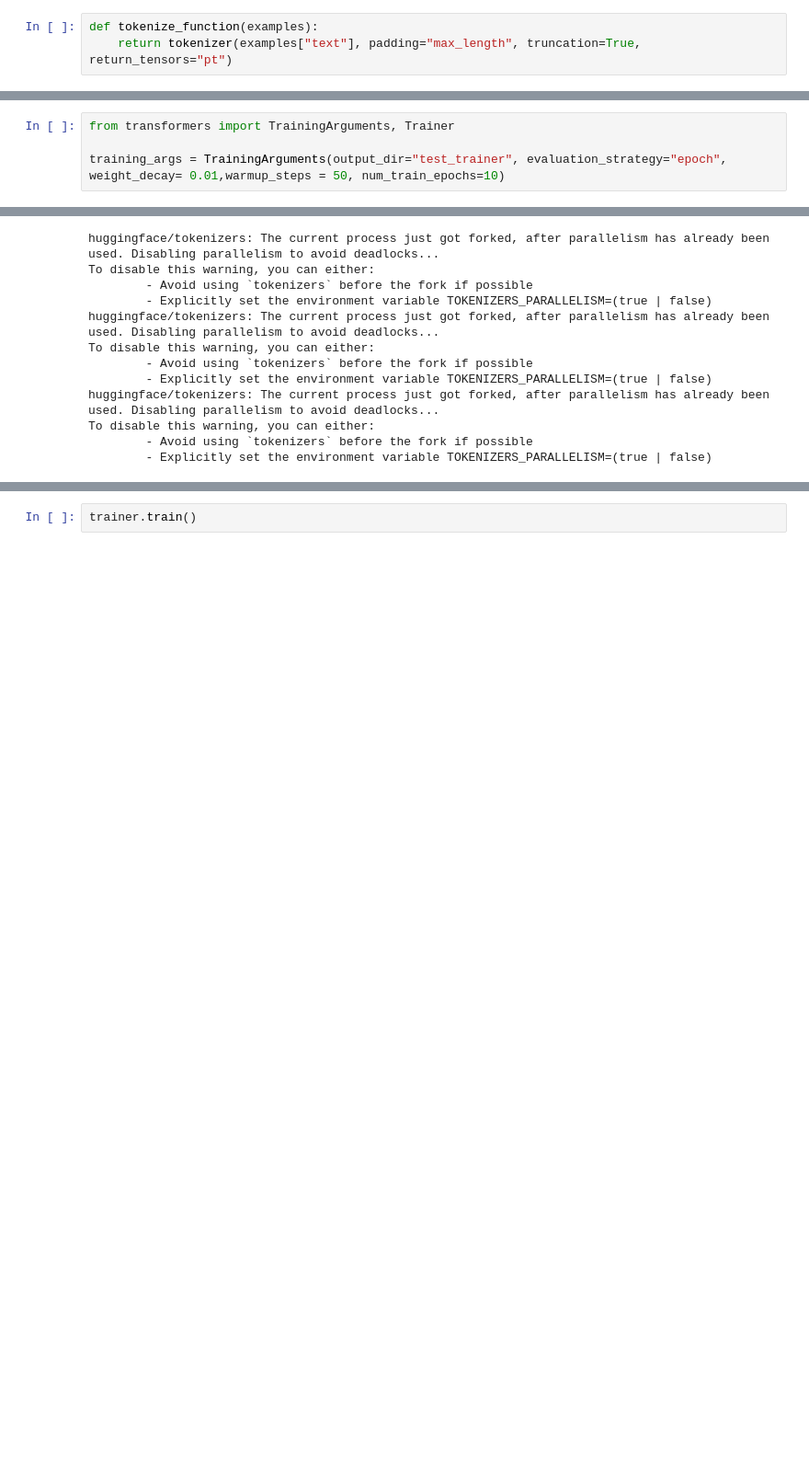
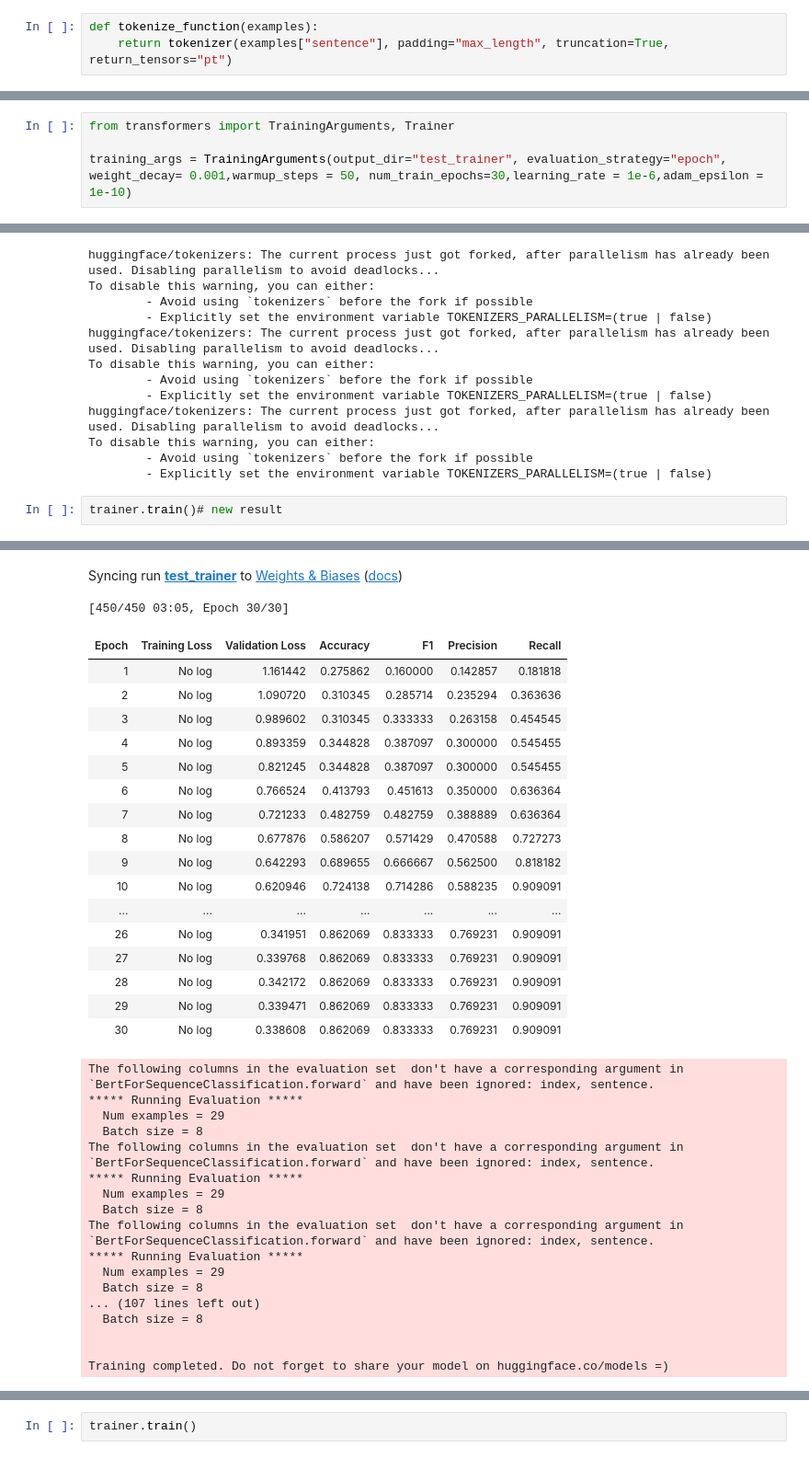
Before and after one commit to wan19990901/EECS6.S982_Sentiment, a Jupyter notebook: Bert_Modelling.ipynb, the cells around one changed output, grey strips where cells are left out. Shown: that part at 92% size. Saved outputs shown, nothing was run; the diff lists cells and outputs as text; blank space fills up the shorter version.

```diff
--- a/Bert_Modelling.ipynb
+++ b/Bert_Modelling.ipynb
@@ -114,7 +152,7 @@ tokenizer = AutoTokenizer.from_pretrained(MODEL)
 # tokenizer = AutoTokenizer.from_pretrained(MODEL)
 # %%
 def tokenize_function(examples):
-    return tokenizer(examples["text"], padding="max_length", truncation=True, return_tensors="pt")
+    return tokenizer(examples["sentence"], padding="max_length", truncation=True, return_tensors="pt")
 # %%
 tokenized_datasets = dataset.map(tokenize_function, batched=True)
 # %% [output]
@@ -158,7 +196,7 @@ def compute_metrics(pred):
 from transformers import TrainingArguments, Trainer
 
 training_args = TrainingArguments(output_dir="test_trainer", evaluation_strategy="epoch",
-weight_decay= 0.01,warmup_steps = 50, num_train_epochs=10)
+weight_decay= 0.001,warmup_steps = 50, num_train_epochs=30,learning_rate = 1e-6,adam_epsilon = 1e-10)
 # %%
 trainer = Trainer(
     model=model,
@@ -180,3 +218,6 @@ huggingface/tokenizers: The current process just got forked, after parallelism h
 To disable this warning, you can either:
         - Avoid using `tokenizers` before the fork if possible
         - Explicitly set the environment variable TOKENIZERS_PARALLELISM=(true | false)
+# %%
+trainer.train()# new result
+# %% [output]
@@ -182,0 +246,36 @@ To disable this warning, you can either:
+Syncing run test_trainer to Weights & Biases (docs)
+[450/450 03:05, Epoch 30/30]
+| Epoch | Training Loss | Validation Loss | Accuracy | F1 | Precision | Recall |
+| 1 | No log | 1.161442 | 0.275862 | 0.160000 | 0.142857 | 0.181818 |
+| 2 | No log | 1.090720 | 0.310345 | 0.285714 | 0.235294 | 0.363636 |
+| 3 | No log | 0.989602 | 0.310345 | 0.333333 | 0.263158 | 0.454545 |
+| 4 | No log | 0.893359 | 0.344828 | 0.387097 | 0.300000 | 0.545455 |
+| 5 | No log | 0.821245 | 0.344828 | 0.387097 | 0.300000 | 0.545455 |
+| 6 | No log | 0.766524 | 0.413793 | 0.451613 | 0.350000 | 0.636364 |
+| 7 | No log | 0.721233 | 0.482759 | 0.482759 | 0.388889 | 0.636364 |
+| 8 | No log | 0.677876 | 0.586207 | 0.571429 | 0.470588 | 0.727273 |
+| 9 | No log | 0.642293 | 0.689655 | 0.666667 | 0.562500 | 0.818182 |
+| 10 | No log | 0.620946 | 0.724138 | 0.714286 | 0.588235 | 0.909091 |
+| ... | ... | ... | ... | ... | ... | ... |
+| 26 | No log | 0.341951 | 0.862069 | 0.833333 | 0.769231 | 0.909091 |
+| 27 | No log | 0.339768 | 0.862069 | 0.833333 | 0.769231 | 0.909091 |
+| 28 | No log | 0.342172 | 0.862069 | 0.833333 | 0.769231 | 0.909091 |
+| 29 | No log | 0.339471 | 0.862069 | 0.833333 | 0.769231 | 0.909091 |
+| 30 | No log | 0.338608 | 0.862069 | 0.833333 | 0.769231 | 0.909091 |
+The following columns in the evaluation set  don't have a corresponding argument in `BertForSequenceClassification.forward` and have been ignored: index, sentence.
+***** Running Evaluation *****
+  Num examples = 29
+  Batch size = 8
+The following columns in the evaluation set  don't have a corresponding argument in `BertForSequenceClassification.forward` and have been ignored: index, sentence.
+***** Running Evaluation *****
+  Num examples = 29
+  Batch size = 8
+The following columns in the evaluation set  don't have a corresponding argument in `BertForSequenceClassification.forward` and have been ignored: index, sentence.
+***** Running Evaluation *****
+  Num examples = 29
+  Batch size = 8
+... (107 lines left out)
+  Batch size = 8
+
+
+Training completed. Do not forget to share your model on huggingface.co/models =)
```
Also changed, not shown: parts of 19 cells of this notebook, 1 other file.
